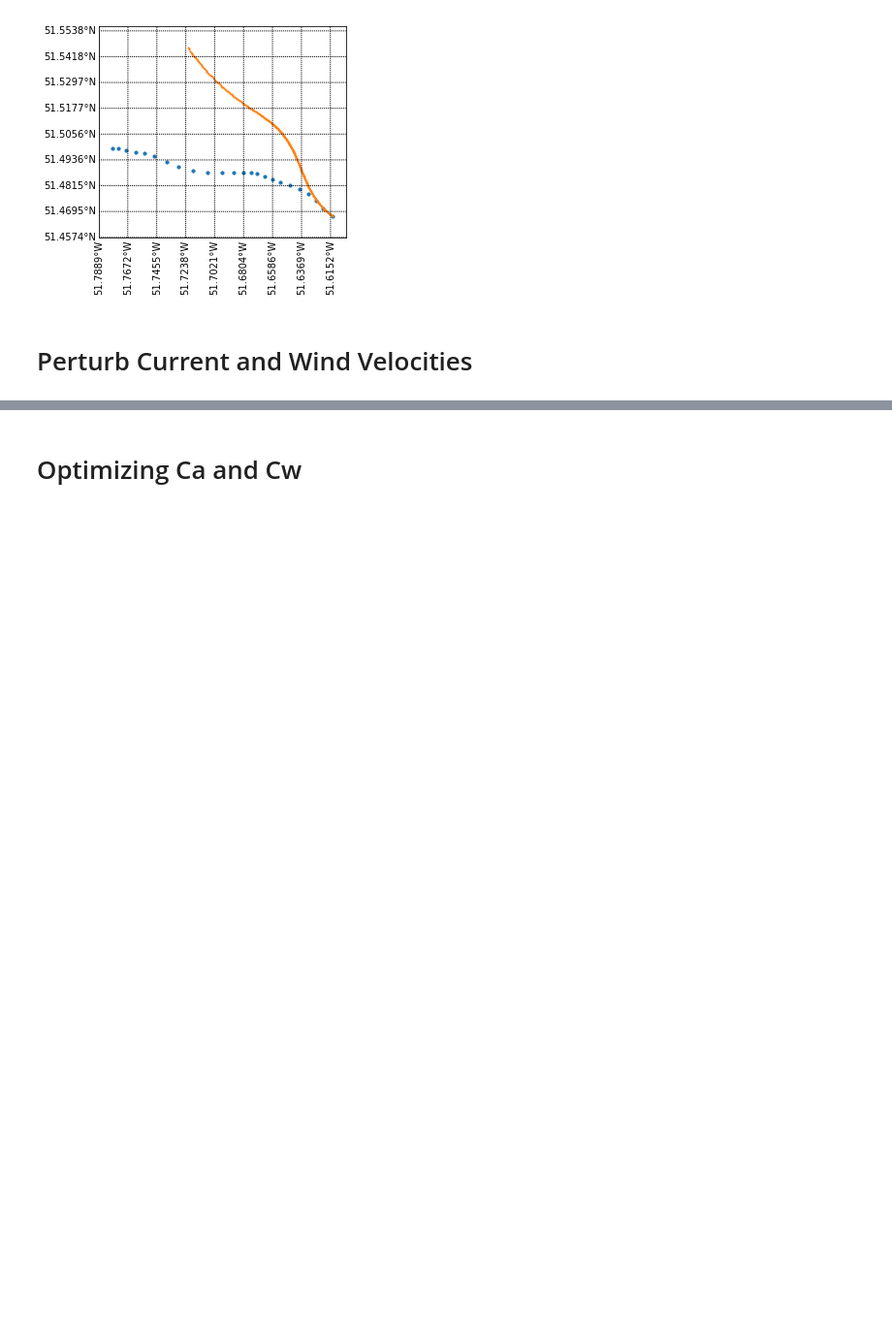
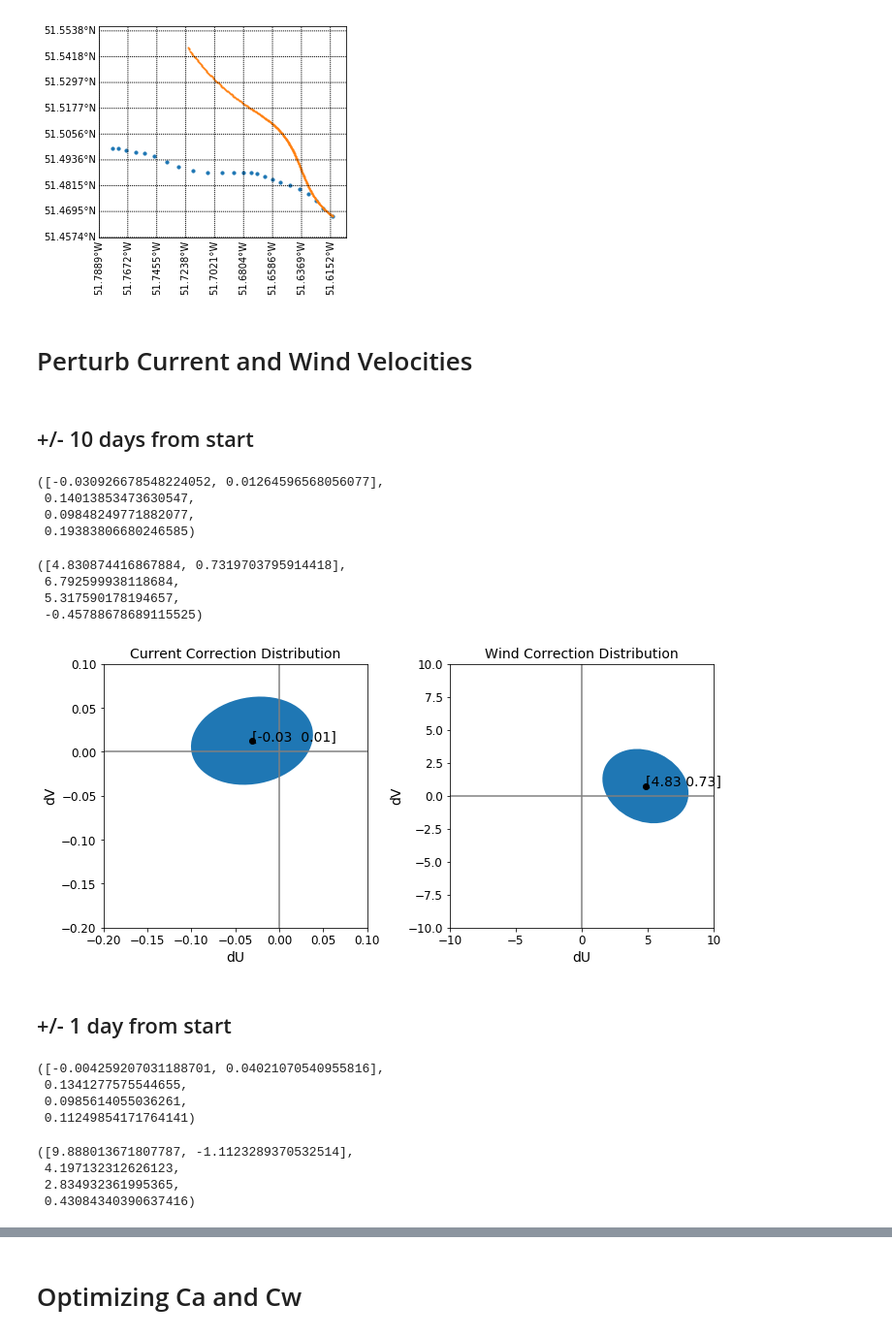
Before and after one commit to jmunroe/IceDEF, a Jupyter notebook: notebooks/ensemble.ipynb, the cells around one changed output, grey strips where cells are left out. Shown at 97% size. Drawn from its saved outputs; the diff is of its cells as text; code cells hidden in the pictures; blank space fills up the shorter version.

Commit message:
added simulations with perturbations coming from two separate distributions

```diff
--- a/notebooks/ensemble.ipynb
+++ b/notebooks/ensemble.ipynb
@@ -28,0 +65,61 @@ wind_distribution = ([4.8308744, 0.7319703], 6.79259993, 5.31759017, -0.4578867)
+# %%
+adcp_ds = sd.get_adcp_ds()
+avos_ds = sd.get_avos_ds()
+# %% [markdown]
+## +/- 10 days from start
+# %%
+start_time = tc.time_frame[0] - np.timedelta64(10, 'D')
+end_time = tc.time_frame[1] + np.timedelta64(10, 'D')
+time_bounds = start_time, end_time
+latitude_bounds = 40, 60
+longitude_bounds = -55, -50
+bounds_by_colname = {'time': time_bounds, 'latitude': latitude_bounds, 'longitude': longitude_bounds}
+# %%
+current_distribution = get_bivariate_distribution(adcp_ds, metocean.Ocean(time_bounds, model='ECMWF').current,
+                                                 time_bounds, latitude_bounds, longitude_bounds)
+current_distribution
+# %% [output]
+([-0.030926678548224052, 0.01264596568056077],
+ 0.14013853473630547,
+ 0.09848249771882077,
+ 0.19383806680246585)
+# %%
+wind_distribution = get_bivariate_distribution(avos_ds, metocean.Atmosphere(time_bounds).wind,
+                                                 time_bounds, latitude_bounds, longitude_bounds)
+wind_distribution
+# %% [output]
+([4.830874416867884, 0.7319703795914418],
+ 6.792599938118684,
+ 5.317590178194657,
+ -0.45788678689115525)
+# %%
+fig = plt.figure(figsize=(10, 10))
+i = 0
+for params in [current_distribution, wind_distribution]:
+    ellipse = Ellipse(xy=params[0], width=params[1], height=params[2], angle=np.rad2deg(params[3]))
+    if i == 0:
+        ax = fig.add_subplot(121, aspect='equal')
+        ax.set_title('Current Correction Distribution')
+    else:
+        ax = fig.add_subplot(122, aspect='equal')
+        ax.set_title('Wind Correction Distribution')
+    ax.add_artist(ellipse)
+    ax.axhline(y=0, color='grey')
+    ax.axvline(x=0, color='grey')
+    ax.scatter(*params[0], color='k', zorder=2)
+    ax.annotate(s=f'{np.round(params[0], 2)}', xy=(params[0][0], params[0][1]), fontsize=14)
+    if i == 0:
+        ax.set_xlim(-0.2, 0.1)
+        ax.set_ylim(-0.2, 0.1)
+    else:
+        ax.set_xlim(-10, 10)
+        ax.set_ylim(-10, 10)
+    ax.set_xlabel('dU')
+    ax.set_ylabel('dV')
+    i+=1
+
+fig.tight_layout()
+# %% [output]
+[figure, added]
+# %% [markdown]
+## +/- 1 day from start
@@ -28,0 +133,18 @@ wind_distribution = ([4.8308744, 0.7319703], 6.79259993, 5.31759017, -0.4578867)
+# %%
+current_distribution1 = get_bivariate_distribution(adcp_ds, metocean.Ocean(time_bounds).current,
+                                                 time_bounds, latitude_bounds, longitude_bounds)
+current_distribution1
+# %% [output]
+([-0.004259207031188701, 0.04021070540955816],
+ 0.1341277575544655,
+ 0.0985614055036261,
+ 0.11249854171764141)
+# %%
+wind_distribution1 = get_bivariate_distribution(avos_ds, metocean.Atmosphere(time_bounds).wind,
+                                                 time_bounds, latitude_bounds, longitude_bounds)
+wind_distribution1
+# %% [output]
+([9.888013671807787, -1.1123289370532514],
+ 4.197132312626123,
+ 2.834932361995365,
+ 0.43084340390637416)
```
Also changed, not shown: parts of 10 cells of this notebook.
